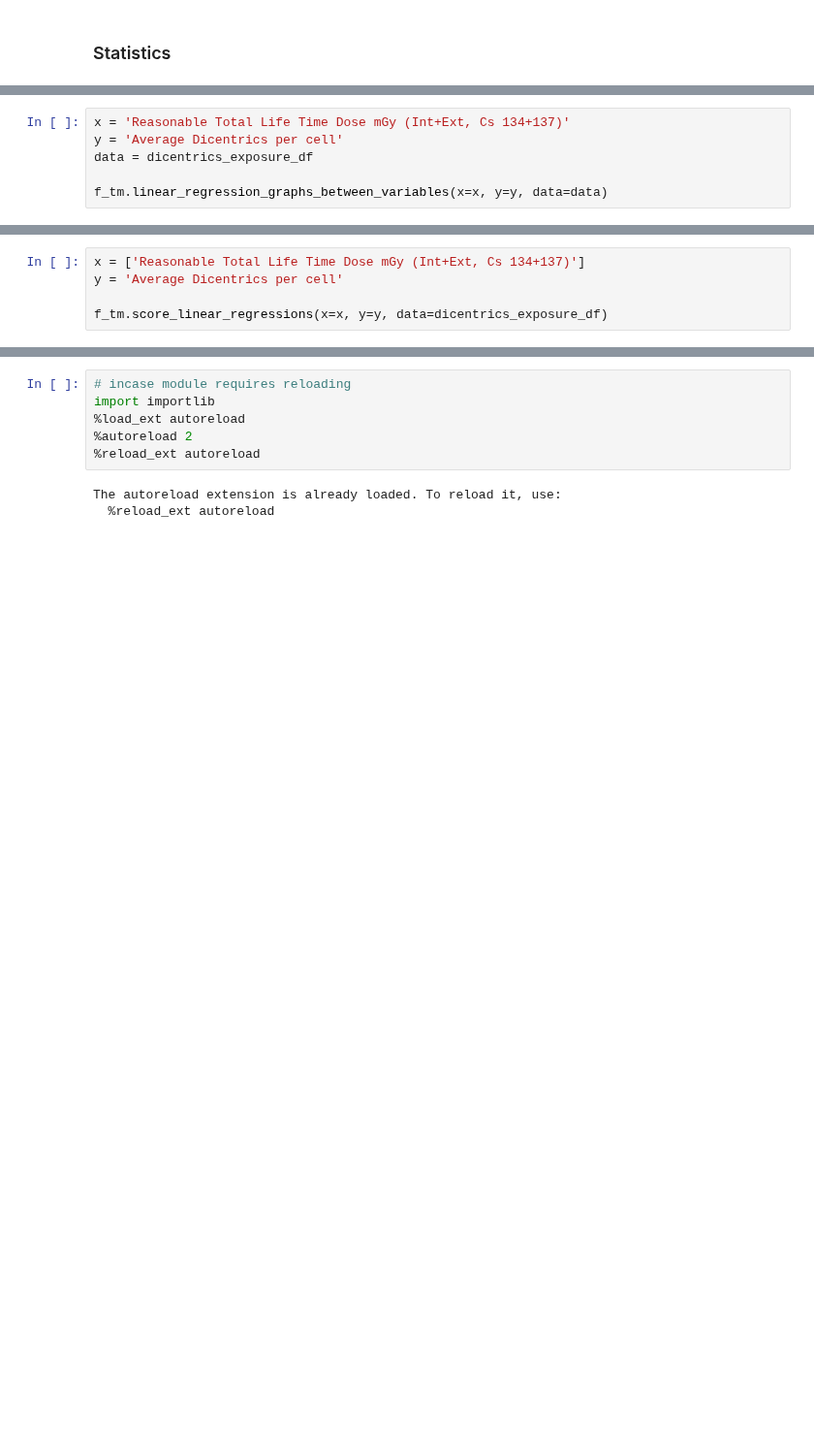
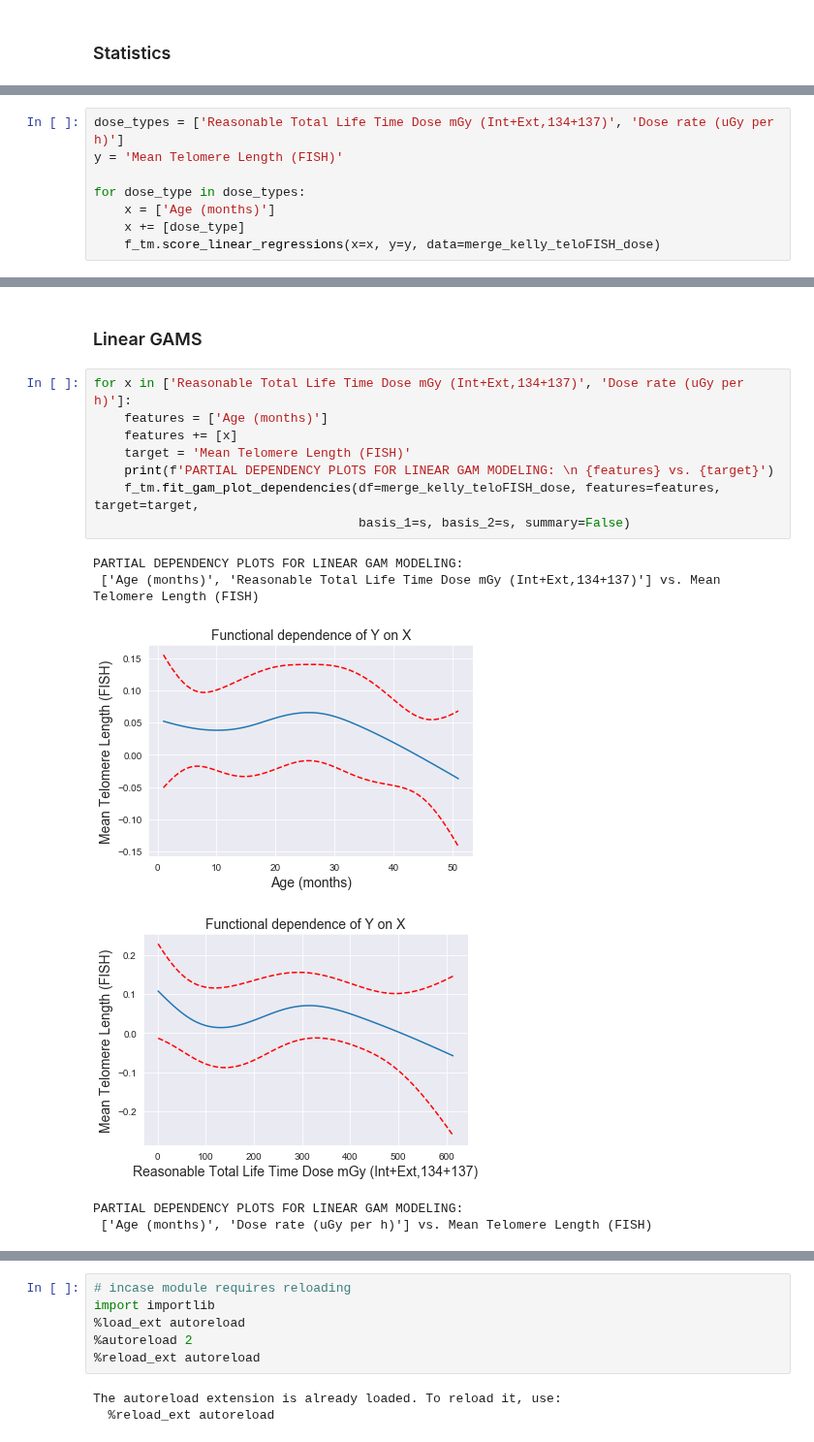
Before and after one commit to Jared-Luxton/Fukushima-Nuclear-Disaster-Humans, a Jupyter notebook: workflow & analyses notebooks/00_Fukushima_Project_Workflow_Data_Story.ipynb, the cells around one changed output, grey strips where cells are left out. Shown at 97% size. Saved outputs shown, nothing was run; the diff lists cells and outputs as text; blank space fills up the shorter version.

```diff
--- a/workflow & analyses notebooks/00_Fukushima_Project_Workflow_Data_Story.ipynb
+++ b/workflow & analyses notebooks/00_Fukushima_Project_Workflow_Data_Story.ipynb
@@ -125,6 +95,0 @@ dicentrics_exposure_df = pd.read_csv('../excel data/graphing/kelly_dicentrics_ex
-# %%
-x = 'Reasonable Total Life Time Dose mGy (Int+Ext, Cs 134+137)'
-y = 'Average Dicentrics per cell'
-data = dicentrics_exposure_df
-
-f_tm.linear_regression_graphs_between_variables(x=x, y=y, data=data)
@@ -143,5 +95,0 @@ f_tm.linear_regression_graphs_between_variables(x=x, y=y, data=data)
-# %%
-x = ['Reasonable Total Life Time Dose mGy (Int+Ext, Cs 134+137)']
-y = 'Average Dicentrics per cell'
-
-f_tm.score_linear_regressions(x=x, y=y, data=dicentrics_exposure_df)
@@ -173,0 +96,8 @@ merge_kelly_cortisol_exposure.head(4)
+# %%
+dose_types = ['Reasonable Total Life Time Dose mGy (Int+Ext,134+137)', 'Dose rate (uGy per h)']
+y = 'Mean Telomere Length (FISH)'
+
+for dose_type in dose_types:
+    x = ['Age (months)']
+    x += [dose_type]
+    f_tm.score_linear_regressions(x=x, y=y, data=merge_kelly_teloFISH_dose)
@@ -173,0 +118,17 @@ merge_kelly_cortisol_exposure.head(4)
+# %% [markdown]
+### Linear GAMS
+# %%
+for x in ['Reasonable Total Life Time Dose mGy (Int+Ext,134+137)', 'Dose rate (uGy per h)']:
+    features = ['Age (months)']
+    features += [x]
+    target = 'Mean Telomere Length (FISH)'
+    print(f'PARTIAL DEPENDENCY PLOTS FOR LINEAR GAM MODELING: \n {features} vs. {target}')
+    f_tm.fit_gam_plot_dependencies(df=merge_kelly_teloFISH_dose, features=features, target=target,
+                                   basis_1=s, basis_2=s, summary=False)
+# %% [output]
+PARTIAL DEPENDENCY PLOTS FOR LINEAR GAM MODELING:
+ ['Age (months)', 'Reasonable Total Life Time Dose mGy (Int+Ext,134+137)'] vs. Mean Telomere Length (FISH)
+[figure, added]
+[figure, added]
+PARTIAL DEPENDENCY PLOTS FOR LINEAR GAM MODELING:
+ ['Age (months)', 'Dose rate (uGy per h)'] vs. Mean Telomere Length (FISH)
```
Also changed, not shown: parts of 90 cells of this notebook, 3 other files.
